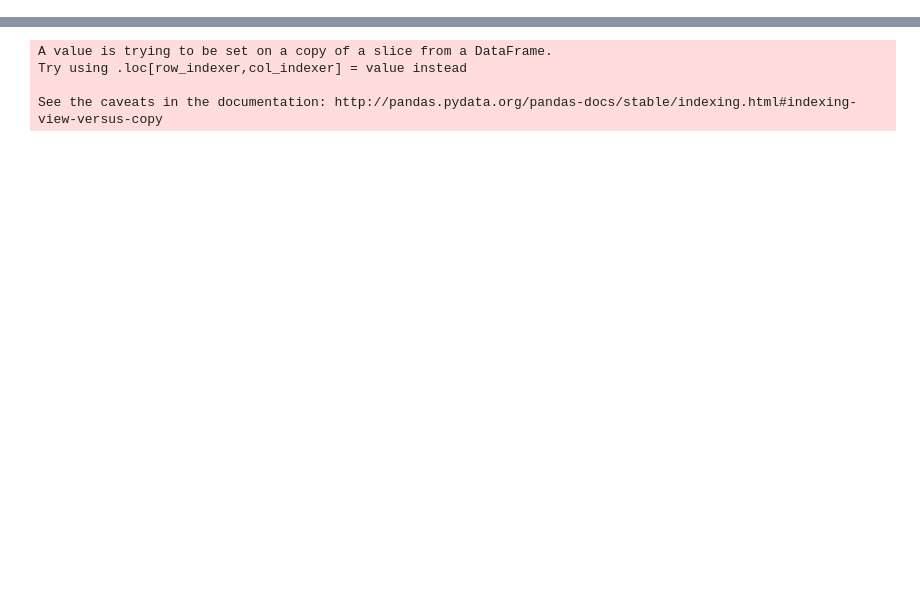
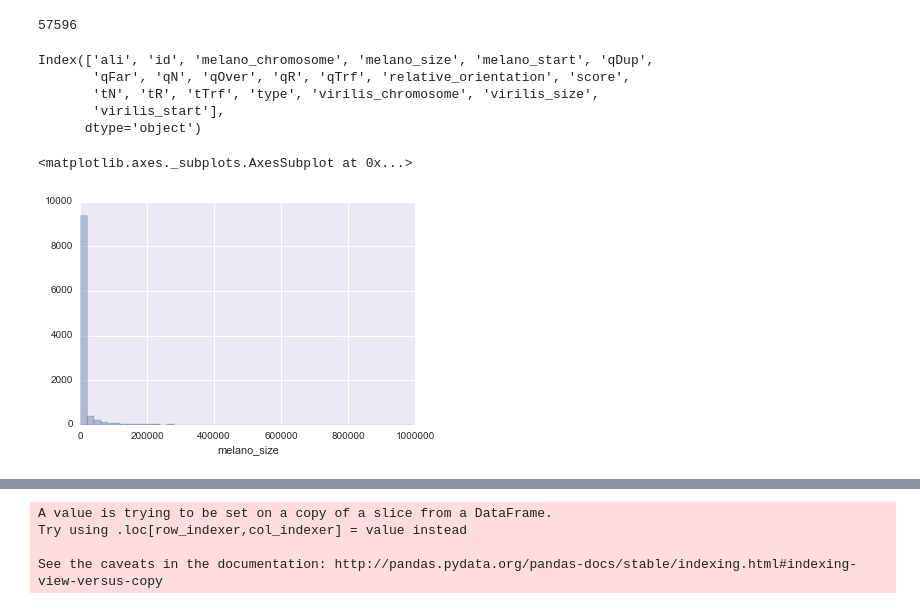
Before and after one commit to ckchow/bugstuff, a Jupyter notebook: netfile.ipynb, the cells around one changed output, grey strips where cells are left out. Saved outputs shown, nothing was run; the diff lists cells and outputs as text; code cells hidden in the pictures; blank space fills up the shorter version.

```diff
--- a/netfile.ipynb
+++ b/netfile.ipynb
@@ -82,0 +98,17 @@ my_data_frame = pd.DataFrame(data)
+# %%
+print(len(my_data_frame))
+# %% [output]
+57596
+# %%
+my_data_frame.columns
+# %% [output]
+Index(['ali', 'id', 'melano_chromosome', 'melano_size', 'melano_start', 'qDup',
+       'qFar', 'qN', 'qOver', 'qR', 'qTrf', 'relative_orientation', 'score',
+       'tN', 'tR', 'tTrf', 'type', 'virilis_chromosome', 'virilis_size',
+       'virilis_start'],
+      dtype='object')
+# %%
+sns.distplot(my_data_frame.query('1e3 < melano_size < 1e6').melano_size, kde=False)
+# %% [output]
+<matplotlib.axes._subplots.AxesSubplot at 0x...>
+[figure, added]
```
Also changed, not shown: parts of 14 cells of this notebook.
